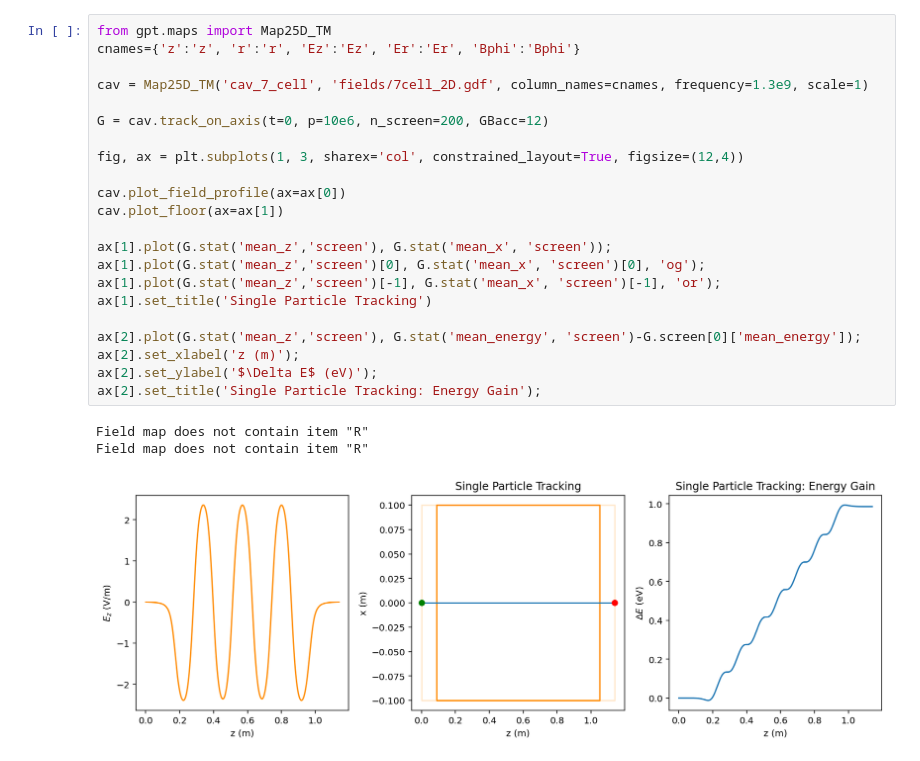
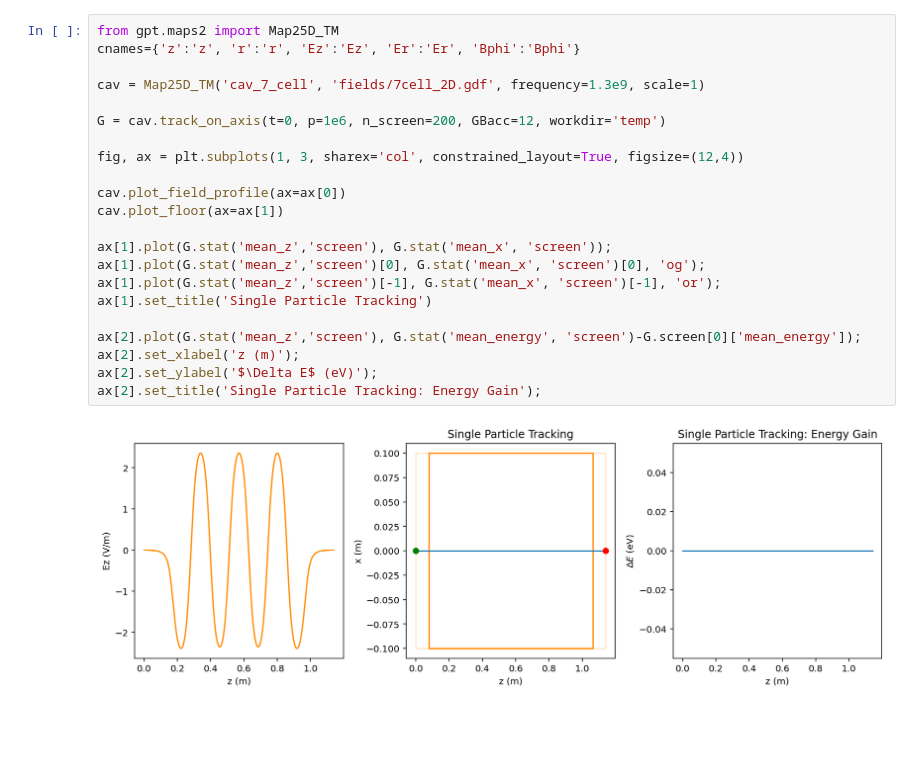
Before and after one commit to ColwynGulliford/lume-gpt, a Jupyter notebook: examples/elements/Map25D_TM.ipynb, the cells around one changed output. Cells and saved outputs as stored; diff of their text form; blank space fills up the shorter version.

Commit message:
Fixes for field map locating

```diff
--- a/examples/elements/Map25D_TM.ipynb
+++ b/examples/elements/Map25D_TM.ipynb
@@ -13,29 +10,27 @@ The autoreload extension is already loaded. To reload it, use:
 # %%
-from gpt.maps import Map25D_TM
+from gpt.maps2 import Map25D_TM
 cnames={'z':'z', 'r':'r', 'Ez':'Ez', 'Er':'Er', 'Bphi':'Bphi'}
 
-cav = Map25D_TM('cav_7_cell', 'fields/7cell_2D.gdf', column_names=cnames, frequency=1.3e9, scale=1)
+cav = Map25D_TM('cav_7_cell', 'fields/7cell_2D.gdf', frequency=1.3e9, scale=1)
 
-G = cav.track_on_axis(t=0, p=10e6, n_screen=200, GBacc=12)
+G = cav.track_on_axis(t=0, p=1e6, n_screen=200, GBacc=12, workdir='temp')
 
 fig, ax = plt.subplots(1, 3, sharex='col', constrained_layout=True, figsize=(12,4))
 
 cav.plot_field_profile(ax=ax[0])
 cav.plot_floor(ax=ax[1])
 
 ax[1].plot(G.stat('mean_z','screen'), G.stat('mean_x', 'screen'));
 ax[1].plot(G.stat('mean_z','screen')[0], G.stat('mean_x', 'screen')[0], 'og');
 ax[1].plot(G.stat('mean_z','screen')[-1], G.stat('mean_x', 'screen')[-1], 'or');
 ax[1].set_title('Single Particle Tracking')
 
 ax[2].plot(G.stat('mean_z','screen'), G.stat('mean_energy', 'screen')-G.screen[0]['mean_energy']);
 ax[2].set_xlabel('z (m)');
 ax[2].set_ylabel('$\Delta E$ (eV)');
 ax[2].set_title('Single Particle Tracking: Energy Gain');
 # %% [output]
-Field map does not contain item "R"
-Field map does not contain item "R"
-[figure, old version]
+[figure, new version]
 # %%
 p=10e6
 cav._scale=1e6
```
Also changed, not shown: parts of 2 cells of this notebook, 22 other files.
